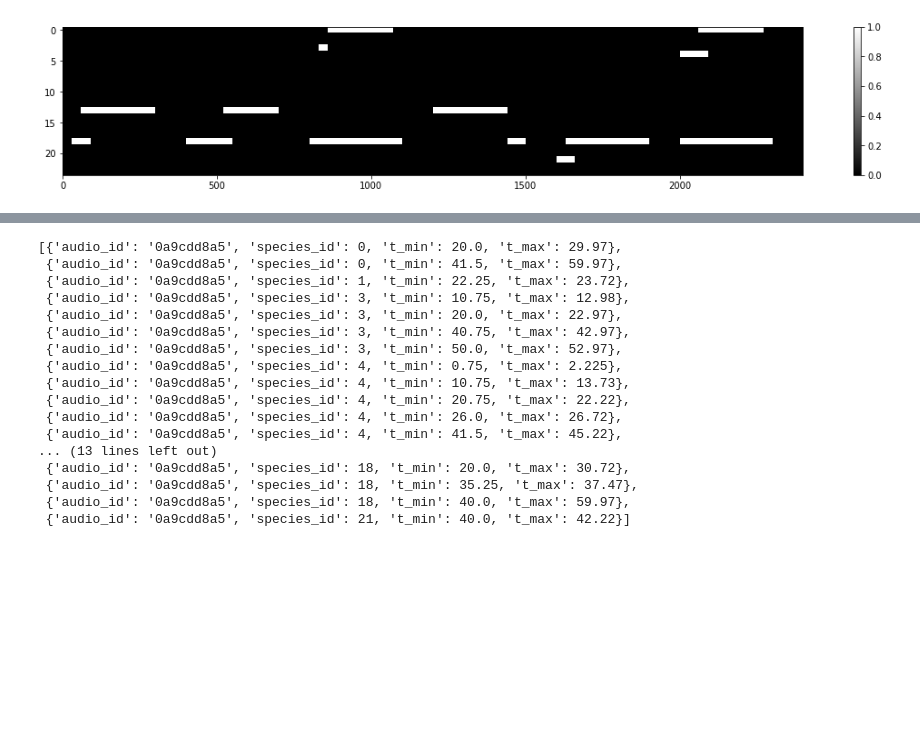
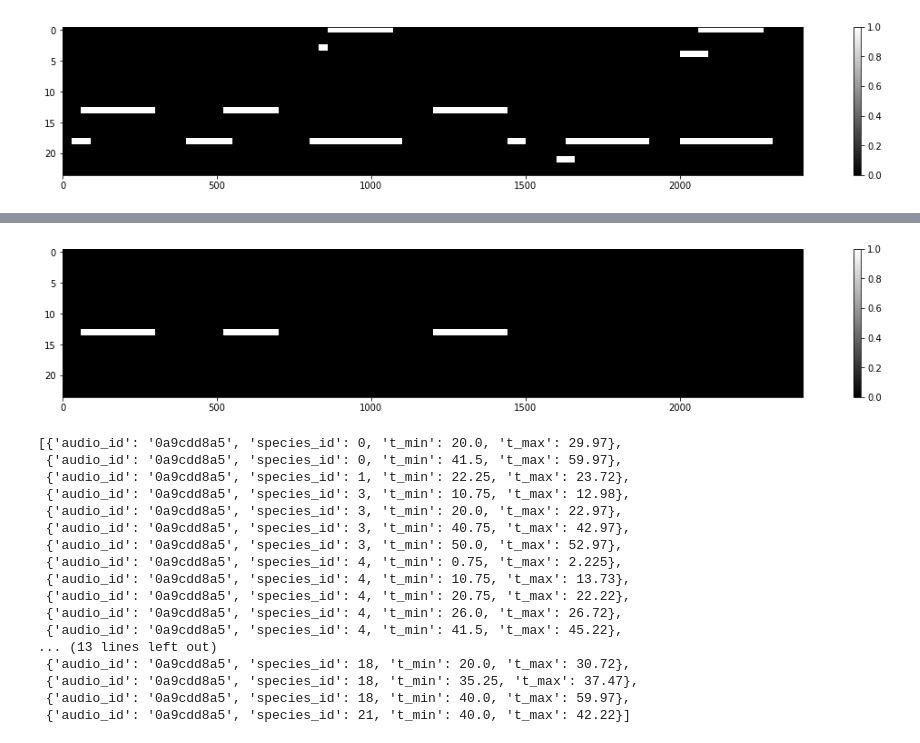
Before and after one commit to kuto5046/kaggle-rainforest, a Jupyter notebook: notebook/SED.ipynb, the cells around one changed output, grey strips where cells are left out. Saved outputs shown, nothing was run; the diff lists cells and outputs as text; code cells hidden in the pictures; blank space fills up the shorter version.

```diff
--- a/notebook/SED.ipynb
+++ b/notebook/SED.ipynb
@@ -7,8 +7,8 @@ import matplotlib.pyplot as plt
 for npy_file in glob.glob('../output/sed_result/0110_121231/*.npy'):
     framewise_output = np.load(npy_file)
     filename = os.path.split(npy_file)[1]
-    recording_id = filename[:-7]
-    species_id = int(filename[-6:-4])
+    recording_id = filename[:9]
+    prelabeled_species_id = int(filename[10:-4])
     break
 # %%
 recording_id
@@ -37,3 +40,13 @@ plt.show()
+# %%
+thresholded2 = np.zeros(thresholded.shape)
+thresholded2[:, species_id] = thresholded[:, species_id]
+
+plt.figure(figsize=(20,3))
+plt.imshow(thresholded2.T, aspect=20, cmap="gray")
+plt.colorbar()
+plt.show()
+# %% [output]
+[figure, added]
 # %%
 frame_length = framewise_output.shape[0]
 # %%
```
Also changed, not shown: parts of 1 cell of this notebook, 1 other file.
